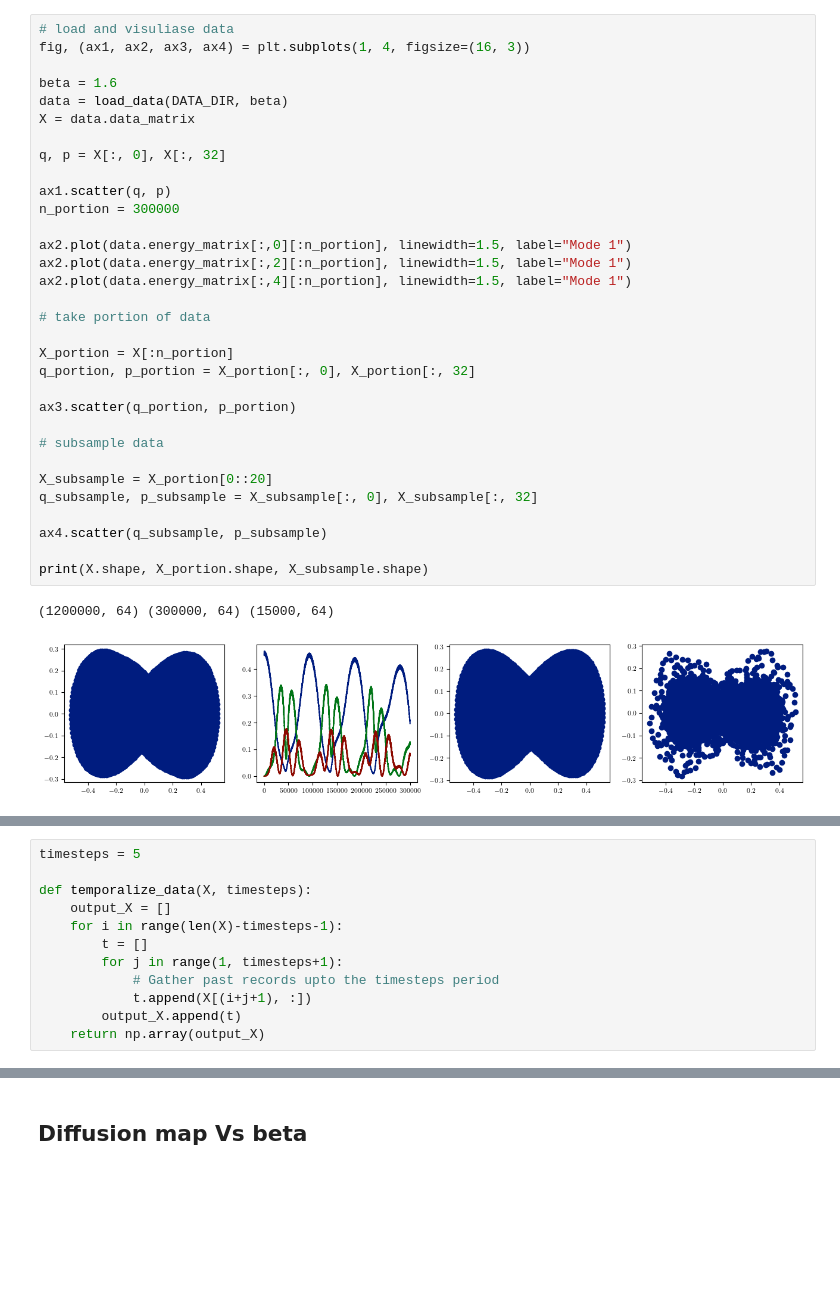
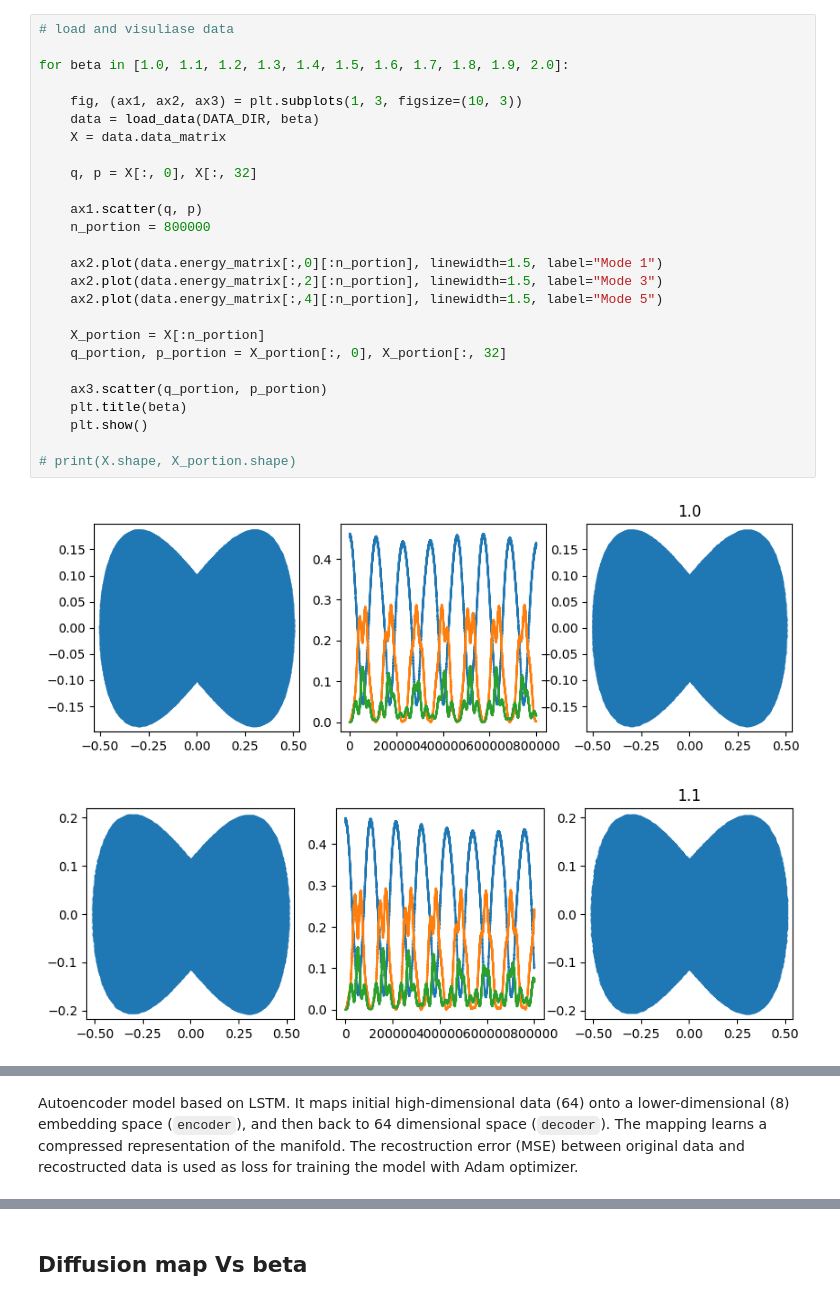
Before and after one commit to aleromualdi/FPU-Integrator, a Jupyter notebook: notebooks/03_autoencoder.ipynb, the cells around one changed output, grey strips where cells are left out. Cells and saved outputs as stored; diff of their text form; blank space fills up the shorter version.

```diff
--- a/notebooks/03_autoencoder.ipynb
+++ b/notebooks/03_autoencoder.ipynb
@@ -48,35 +75,29 @@ Beta values: 30
 # %%
 # load and visuliase data
-fig, (ax1, ax2, ax3, ax4) = plt.subplots(1, 4, figsize=(16, 3))
 
-beta = 1.6
-data = load_data(DATA_DIR, beta)
-X = data.data_matrix
+for beta in [1.0, 1.1, 1.2, 1.3, 1.4, 1.5, 1.6, 1.7, 1.8, 1.9, 2.0]:
 
-q, p = X[:, 0], X[:, 32]
+    fig, (ax1, ax2, ax3) = plt.subplots(1, 3, figsize=(10, 3))
+    data = load_data(DATA_DIR, beta)
+    X = data.data_matrix
 
-ax1.scatter(q, p)
-n_portion = 300000
+    q, p = X[:, 0], X[:, 32]
 
-ax2.plot(data.energy_matrix[:,0][:n_portion], linewidth=1.5, label="Mode 1")
-ax2.plot(data.energy_matrix[:,2][:n_portion], linewidth=1.5, label="Mode 1")
-ax2.plot(data.energy_matrix[:,4][:n_portion], linewidth=1.5, label="Mode 1")
+    ax1.scatter(q, p)
+    n_portion = 800000
 
-# take portion of data
+    ax2.plot(data.energy_matrix[:,0][:n_portion], linewidth=1.5, label="Mode 1")
+    ax2.plot(data.energy_matrix[:,2][:n_portion], linewidth=1.5, label="Mode 3")
+    ax2.plot(data.energy_matrix[:,4][:n_portion], linewidth=1.5, label="Mode 5")
 
-X_portion = X[:n_portion]
-q_portion, p_portion = X_portion[:, 0], X_portion[:, 32]
+    X_portion = X[:n_portion]
+    q_portion, p_portion = X_portion[:, 0], X_portion[:, 32]
 
-ax3.scatter(q_portion, p_portion)
+    ax3.scatter(q_portion, p_portion)
+    plt.title(beta)
+    plt.show()
 
-# subsample data
-
-X_subsample = X_portion[0::20]
-q_subsample, p_subsample = X_subsample[:, 0], X_subsample[:, 32]
-
-ax4.scatter(q_subsample, p_subsample)
-
-print(X.shape, X_portion.shape, X_subsample.shape)
+# print(X.shape, X_portion.shape)
 # %% [output]
-(1200000, 64) (300000, 64) (15000, 64)
-[figure, old version]
+[figure, new version]
+[figure, added]
@@ -83,15 +113,6 @@ print(X.shape, X_portion.shape, X_subsample.shape)
-# %%
-timesteps = 5
-
-def temporalize_data(X, timesteps):
-    output_X = []
-    for i in range(len(X)-timesteps-1):
-        t = []
-        for j in range(1, timesteps+1):
-            # Gather past records upto the timesteps period
-            t.append(X[(i+j+1), :])
-        output_X.append(t)
-    return np.array(output_X)
+# %% [markdown]
+Autoencoder model based on LSTM. It maps initial high-dimensional data (64) onto a lower-dimensional (8) embedding space (`encoder`), and then back to 64 dimensional space (`decoder`).
+The mapping learns a compressed representation of the manifold. The recostruction error (MSE) between original data and recostructed data is used as loss for training the model with Adam optimizer.
 # %%
 # train LSTM autoencoder
 
```
Also changed, not shown: parts of 31 cells of this notebook, 2 other files.
